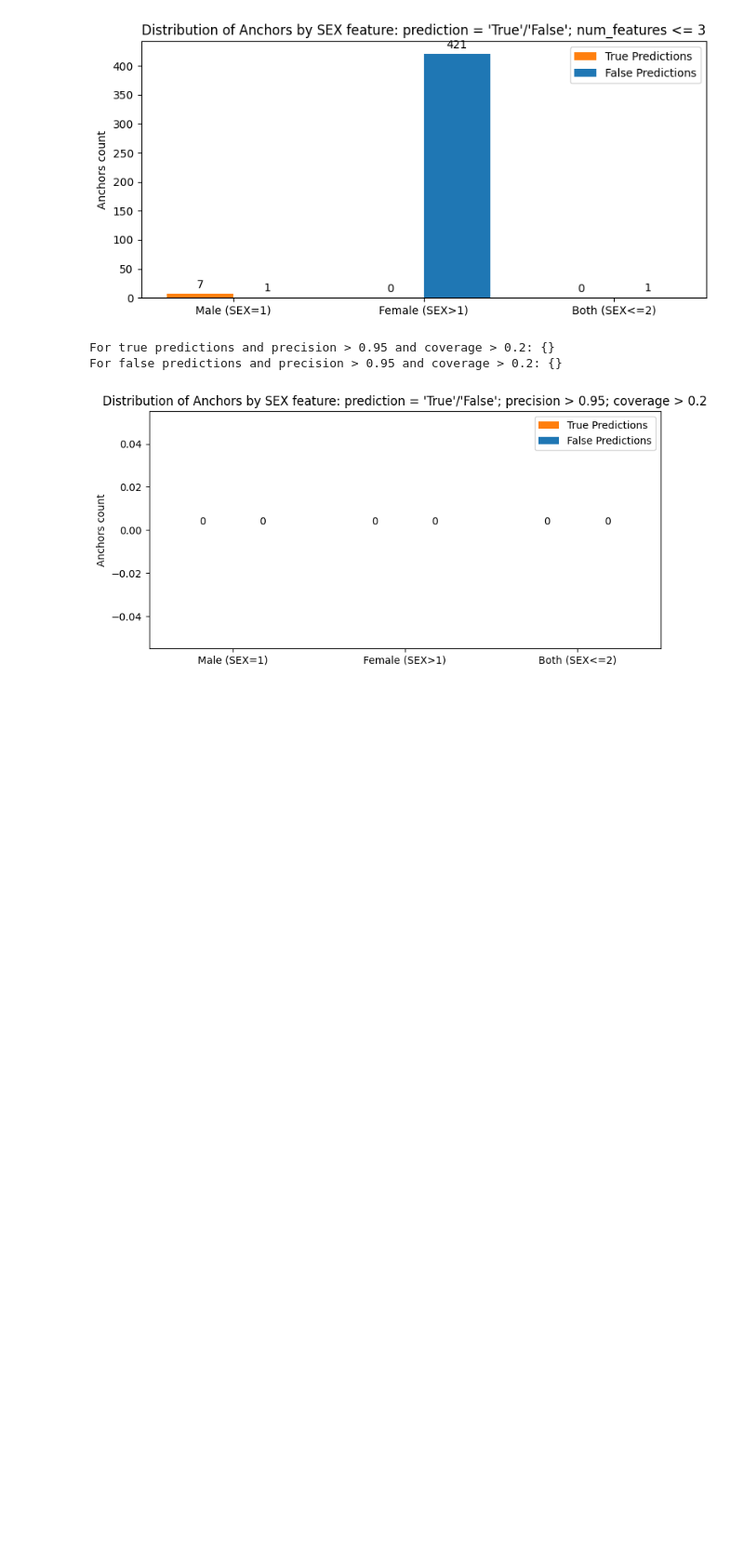
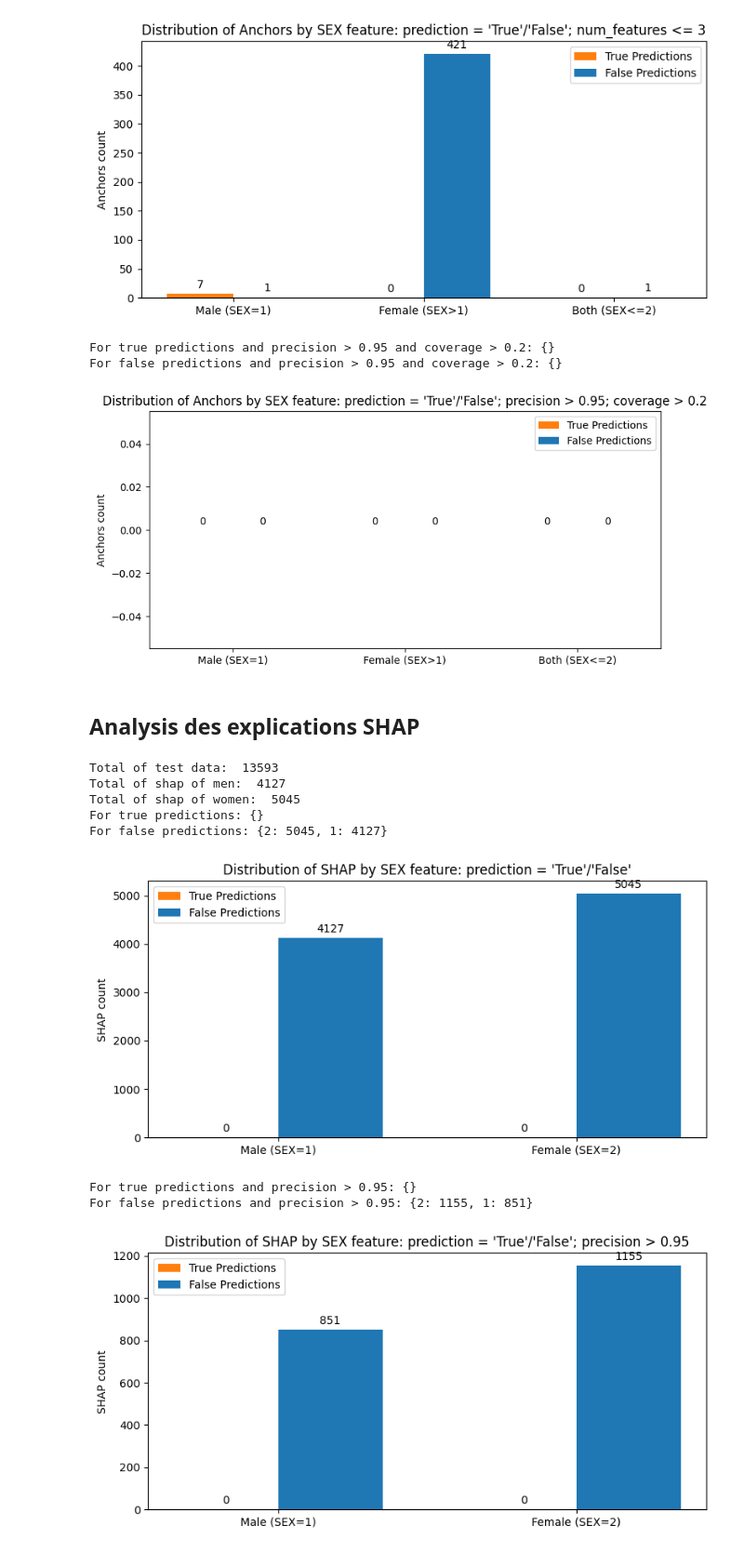
Before and after one commit to luana-garcia/stage-xai, a Jupyter notebook: notebooks/Anchors_Analysis.ipynb, the cells around one changed output. Shown at 93% size. Cells and saved outputs as stored; diff of their text form; code cells hidden in the pictures; blank space fills up the shorter version.

```diff
--- a/notebooks/Anchors_Analysis.ipynb
+++ b/notebooks/Anchors_Analysis.ipynb
@@ -343,3 +343,5 @@ For false predictions and num_features <= 3: {'SEX > 1.00': 421, '1.00 < SEX <=
 For true predictions and precision > 0.95 and coverage > 0.2: {}
 For false predictions and precision > 0.95 and coverage > 0.2: {}
 [figure]
+# %% [markdown]
+## Analysis des explications SHAP
@@ -345,0 +424,55 @@ For false predictions and precision > 0.95 and coverage > 0.2: {}
+# %%
+# HOMME - 1
+# FEMME - 2
+
+def analyse_shap(file_path, bool_label = 'str'):
+    with open(file_path, 'r', encoding='utf-8') as f:
+        dados = json.load(f)
+
+    print("Total of test data: ", len(dados.items()))
+
+    sex = {
+        'femme': 0,
+        'homme': 0
+    }
+
+    for chave, valor in dados.items():
+        for f in valor.get('features'):
+            if f.get('feature_name') == 'SEX':
+                if f.get('feature_value') == 1:
+                    sex['homme'] += 1
+                else:
+                    sex['femme'] += 1
+
+    print("Total of shap of men: ", sex['homme'])
+    print("Total of shap of women: ", sex['femme'])
+
+    if bool_label == 'str':
+        true_label = "True"
+        false_label = "False"
+    else:
+        true_label = 1
+        false_label = 0
+
+    true = analyse_sex_shap(dados, ['prediction'], [true_label])
+    false = analyse_sex_shap(dados, ['prediction'], [false_label])
+    print(f"For true predictions: {true} \nFor false predictions: {false}")
+    plot_sex_shap_comparison(true, false, "prediction = 'True'/'False'")
+
+    true = analyse_sex_shap(dados, ['prediction', 'precision'], [true_label, 0.95])
+    false = analyse_sex_shap(dados, ['prediction', 'precision'], [false_label, 0.95])
+    print(f"For true predictions and precision > 0.95: {true} \nFor false predictions and precision > 0.95: {false}")
+    plot_sex_shap_comparison(true, false, "prediction = 'True'/'False'; precision > 0.95")
+# %%
+file = 'xai/output/json/lr_tx_shap_explanations.json'
+analyse_shap(file, 'num')
+# %% [output]
+Total of test data:  13593
+Total of shap of men:  4127
+Total of shap of women:  5045
+For true predictions: {}
+For false predictions: {2: 5045, 1: 4127}
+[figure, added]
+For true predictions and precision > 0.95: {}
+For false predictions and precision > 0.95: {2: 1155, 1: 851}
+[figure, added]
```
Also changed, not shown: parts of 18 cells of this notebook, 15 other files.
